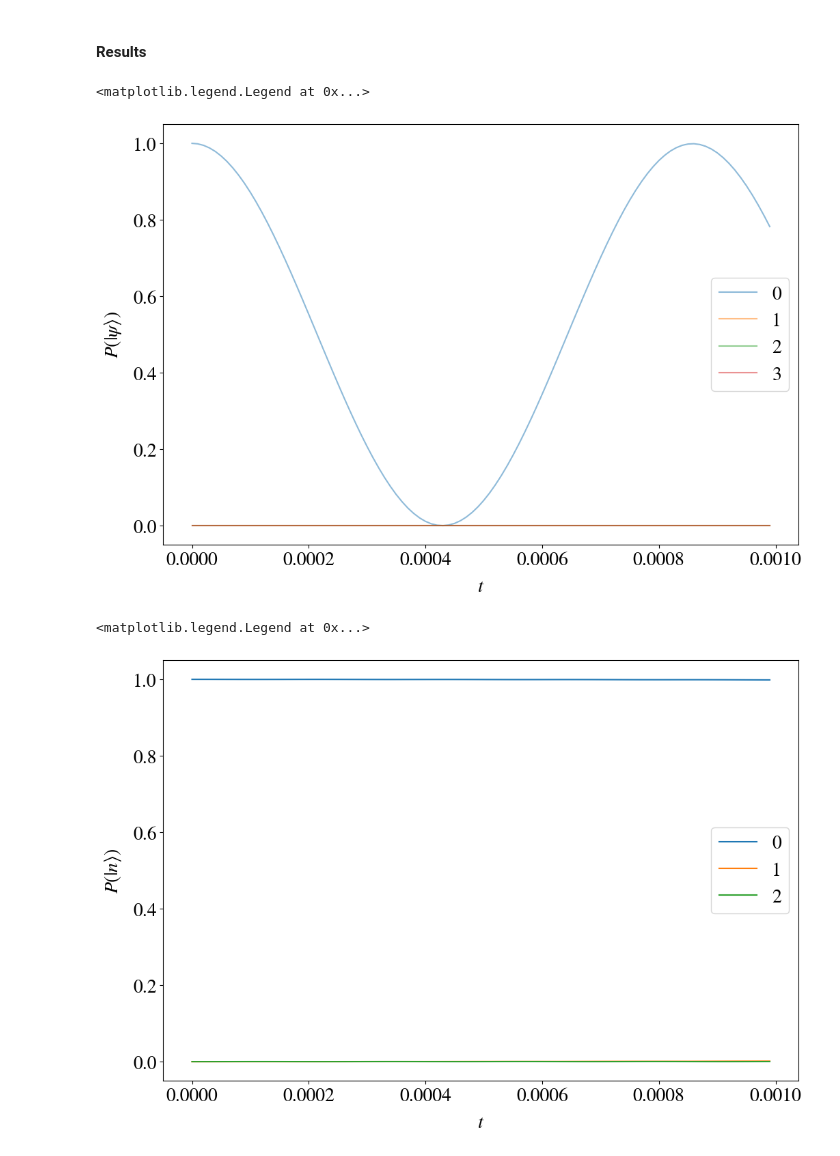
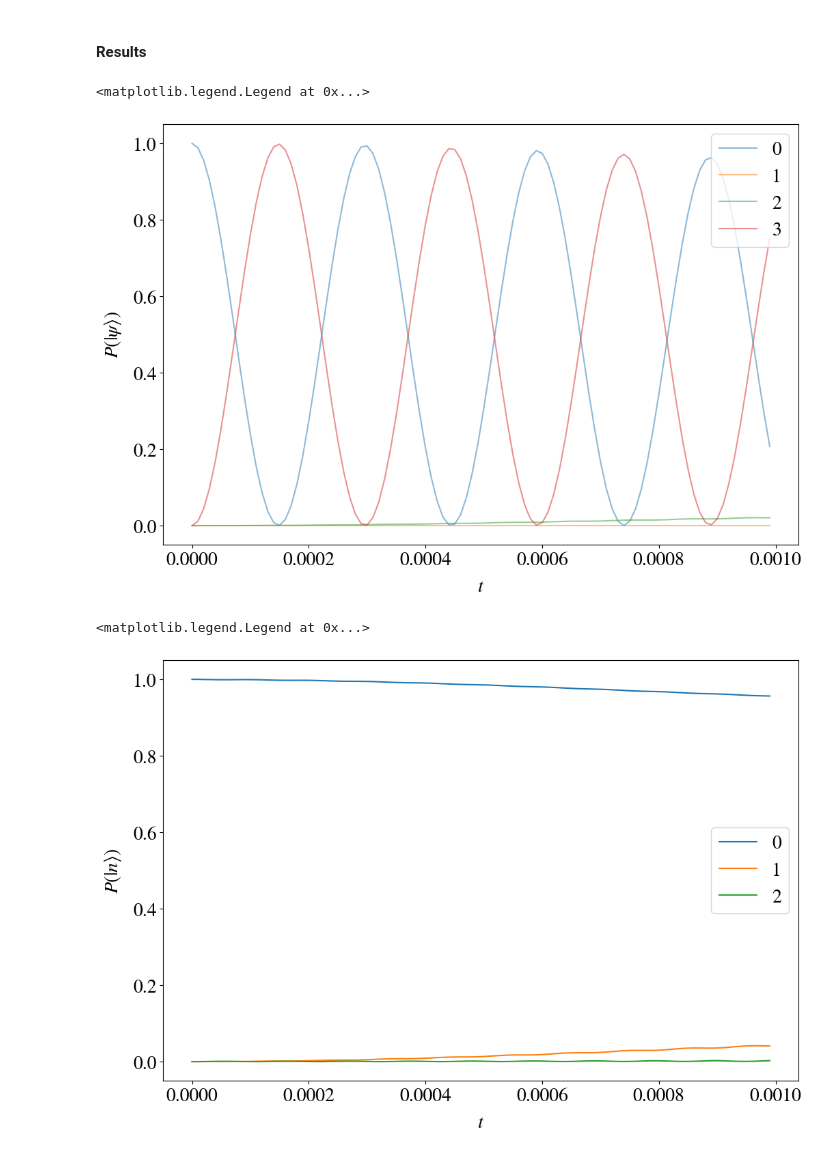
Before and after one commit to OpenQuantumDesign/oqd-trical, a Jupyter notebook: examples/direct/4_molmer_sorensen.ipynb, the cells around one changed output. Cells and saved outputs as stored; diff of their text form; code cells hidden in the pictures.

```diff
--- a/examples/direct/4_molmer_sorensen.ipynb
+++ b/examples/direct/4_molmer_sorensen.ipynb
@@ -109,7 +109,7 @@ system = System(
 
 beam = Beam(
     transition=transitions[1],
-    rabi=2 * np.pi * 1e5,
+    rabi=2 * np.pi * 3e5,
     detuning=-2 * np.pi * 1.1e6,
     phase=0,
     polarization=[0, 1, 0],
@@ -119,7 +119,7 @@ beam = Beam(
 
 beam2 = Beam(
     transition=transitions[1],
-    rabi=2 * np.pi * 1e5,
+    rabi=2 * np.pi * 3e5,
     detuning=2 * np.pi * 1.1e6,
     phase=0,
     polarization=[0, 1, 0],
@@ -257,26 +257,26 @@ matplotlib.rcParams["font.family"] = "STIXGeneral"
 # %%
 k = slice(None, None, 1)
 
 fig = plt.figure()
 
 ax = fig.subplots(1, 1, sharex=True)
 
 
-state_labels = [0, 1, 4, 5]
+state_labels = [0, 1, 8, 10]
 plot_states = [
     [s.ptrace([0, 1]).diag()[i] for i in state_labels] for s in result["states"][k]
 ]
 
 ax.plot(result["tspan"][k], plot_states, label=range(len(state_labels)), alpha=0.5)
 
 
 ax.set_xlabel(r"$t$", labelpad=10)
 ax.set_ylabel(r"$P(| \psi \rangle)$", labelpad=10)
 
 ax.legend()
 # %% [output]
 <matplotlib.legend.Legend at 0x...>
-[figure, old version]
+[figure, new version]
 # %%
 k = slice(None, None, 1)
 
@@ -297,4 +297,4 @@ ax.set_ylabel(r"$P(| n \rangle)$", labelpad=10)
 ax.legend()
 # %% [output]
 <matplotlib.legend.Legend at 0x...>
-[figure, old version]
+[figure, new version]
```
Also changed, not shown: parts of 2 cells of this notebook, 1 other file.
